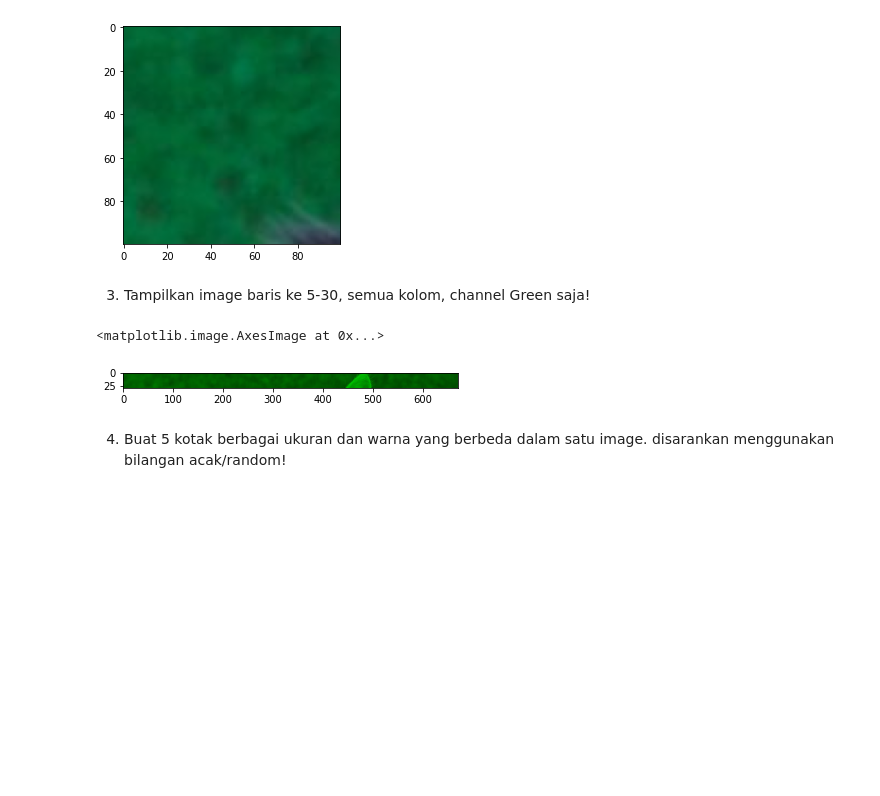
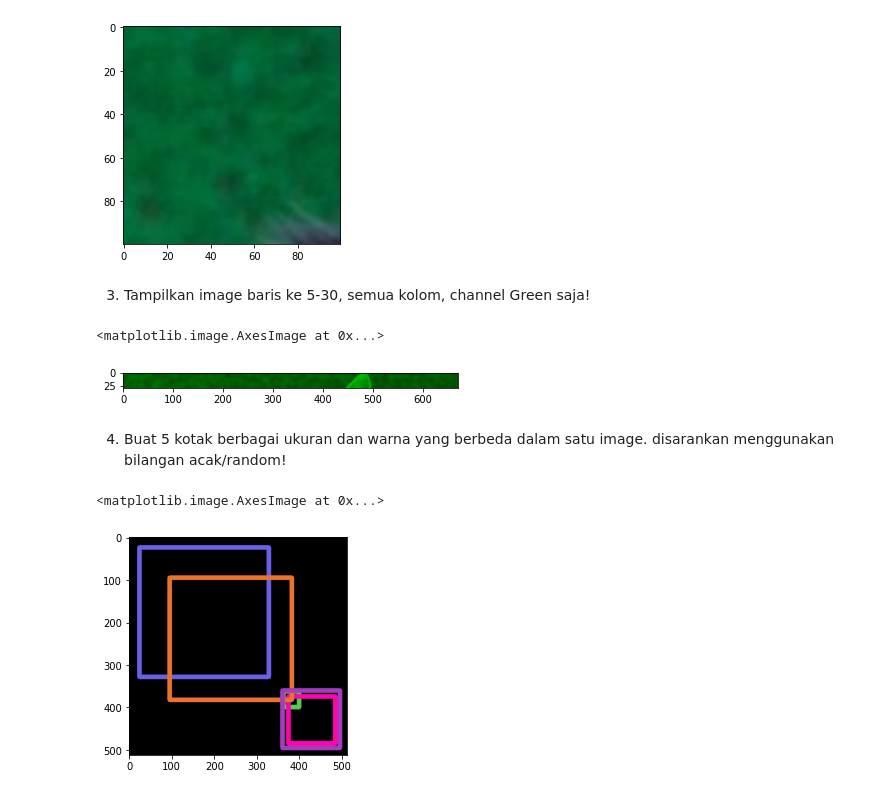
Before and after one commit to chrisdionisius/PCVK, a Jupyter notebook: Modul2.ipynb, the cells around one changed output. Cells and saved outputs as stored; diff of their text form; code cells hidden in the pictures; blank space fills up the shorter version.

```diff
--- a/Modul2.ipynb
+++ b/Modul2.ipynb
@@ -192,3 +192,20 @@ plt.imshow(crop_img)
 # %% [markdown]
 4. Buat 5 kotak berbagai ukuran dan warna yang berbeda dalam satu image.
 disarankan menggunakan bilangan acak/random!
+# %%
+import random
+randomlist = []
+black_img3=np.zeros(shape=(512,512,3), dtype=np.int32)
+
+for i in range(0,5):
+  n = random.randint(1,512)
+  p = random.randint(1,512)
+  r = random.randint(0,255)
+  g = random.randint(0,255)
+  b = random.randint(0,255)
+  cv.rectangle(black_img3, pt1=(n,n), pt2=(p,p), color=(r,g,b), thickness=10)
+
+plt.imshow(black_img3)
+# %% [output]
+<matplotlib.image.AxesImage at 0x...>
+[figure, added]
```
Also changed, not shown: parts of 3 cells of this notebook.
